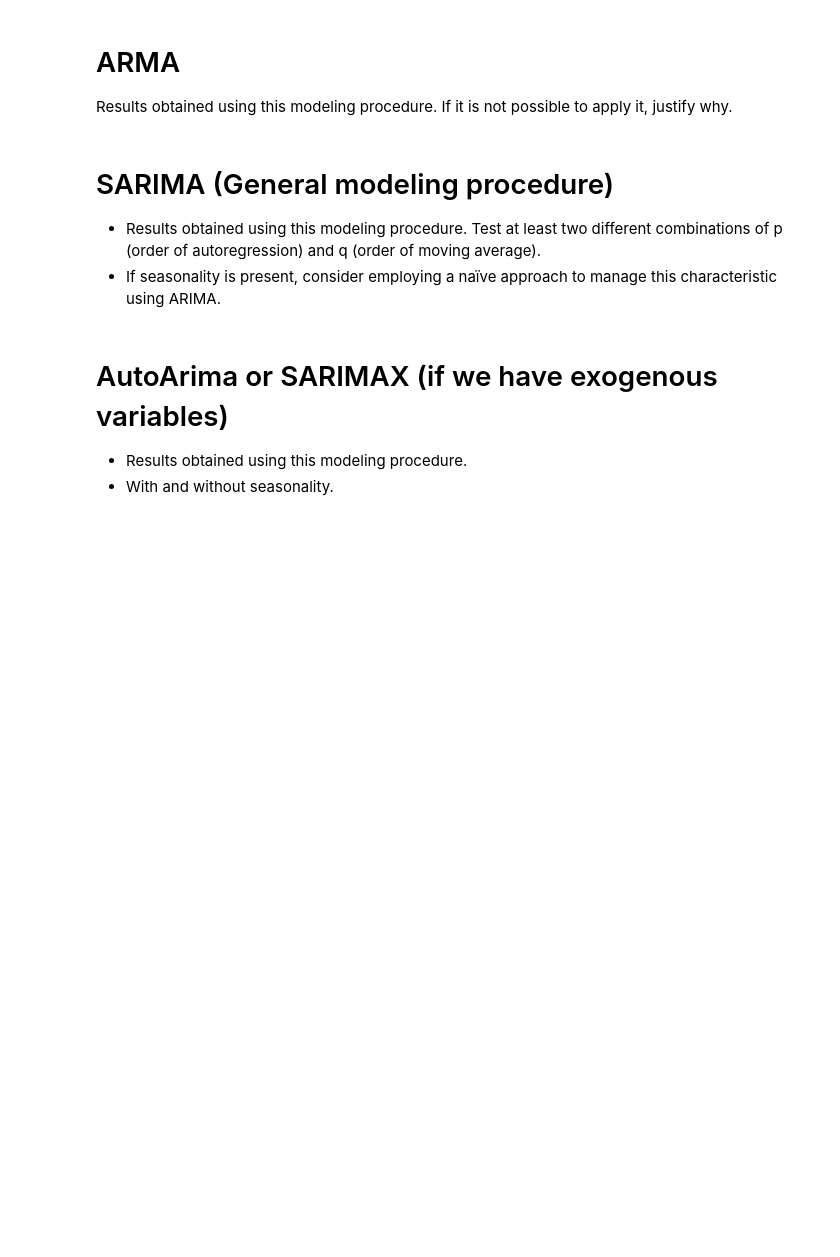
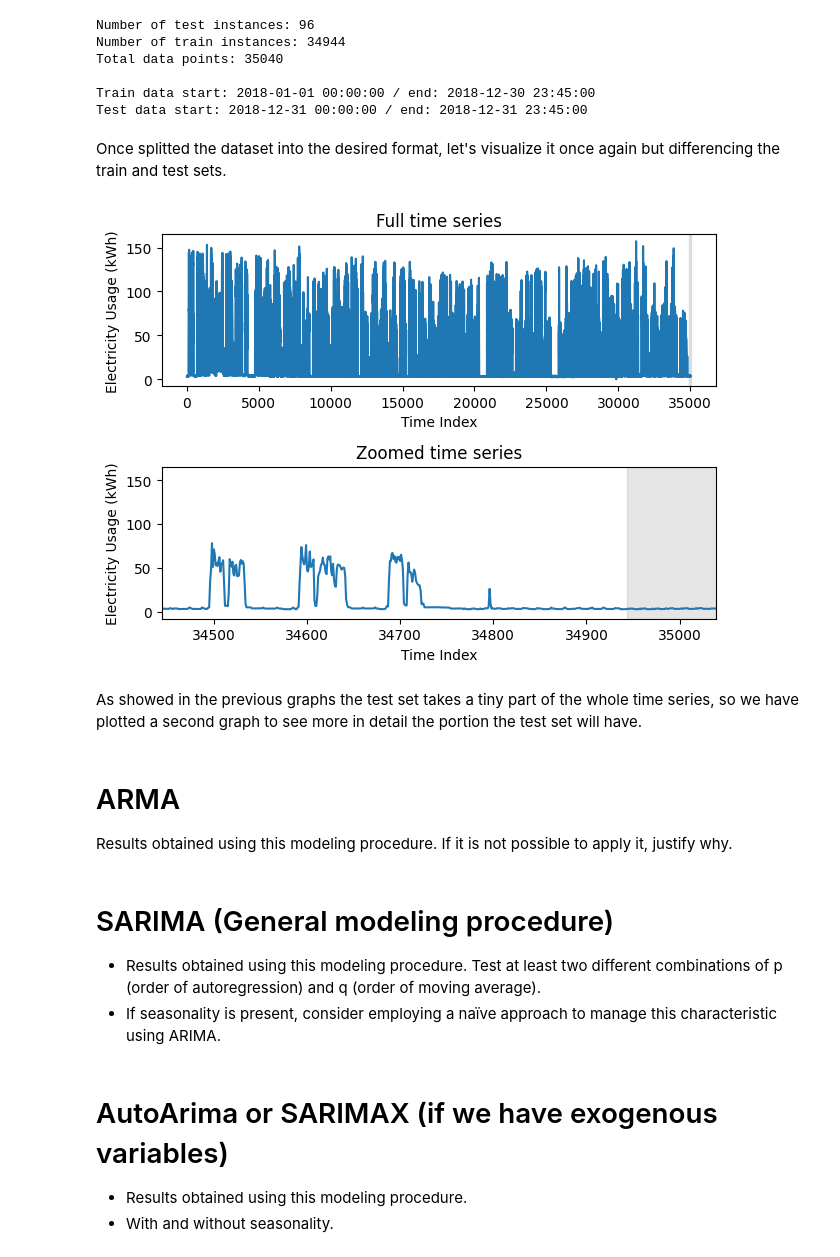
Before and after one commit to DiegoLopezAroca/Multivariate-Time-Series-Forecasting-of-Energy-Consumption-in-the-Steel-Industry, a Jupyter notebook: Advanced_ML_D2_2.ipynb, the cells around one changed output. Saved outputs shown, nothing was run; the diff lists cells and outputs as text; code cells hidden in the pictures; blank space fills up the shorter version.

```diff
--- a/Advanced_ML_D2_2.ipynb
+++ b/Advanced_ML_D2_2.ipynb
@@ -35,3 +96,52 @@ techniques to determine the presence of trends, seasonality, and residuals.
+# %%
+test_size = int(24 * 60 / 15)
+print(f"Number of test instances: {test_size}")
+
+train_size = len(df) - test_size
+print(f"Number of train instances: {train_size}")
+
+# Dataset splitting method we have seen in class
+train = df.iloc[:train_size]
+test = df.iloc[train_size:] # Start test set from the end of the train set
+
+print(f"Total data points: {len(df)}")
+print(f"\nTrain data start: {train['date'].min()} / end: {train['date'].max()}")
+print(f"Test data start: {test['date'].min()} / end: {test['date'].max()}")
+# %% [output]
+Number of test instances: 96
+Number of train instances: 34944
+Total data points: 35040
+
+Train data start: 2018-01-01 00:00:00 / end: 2018-12-30 23:45:00
+Test data start: 2018-12-31 00:00:00 / end: 2018-12-31 23:45:00
+# %% [markdown]
+Once splitted the dataset into the desired format, let's visualize it once again but differencing the train and test sets.
+# %%
+fig, (ax1, ax2) = plt.subplots(nrows=2, ncols=1, sharex=False)
+
+ax1.plot(df.index, df["Usage_kWh"])
+ax1.set_xlabel("Time Index")
+ax1.set_ylabel('Electricity Usage (kWh)')
+ax1.set_title('Full time series')
+ax1.axvspan(train_size, len(df), color='#808080', alpha=0.2)
+
+ax2.plot(df.index, df["Usage_kWh"])
+ax2.set_xlabel("Time Index")
+ax2.set_ylabel('Electricity Usage (kWh)')
+ax2.set_title('Zoomed time series')
+ax2.axvspan(train_size, len(df), color='#808080', alpha=0.2)
+
+# This will ensure the second plot is a zoomed version of the first
+zoom_start_index = train_size - 500
+if zoom_start_index < 0: #
+    zoom_start_index = 0
+ax2.set_xlim(zoom_start_index, len(df) - 1)
+
+plt.tight_layout()
+# %% [output]
+[figure, added]
+# %% [markdown]
+As showed in the previous graphs the test set takes a tiny part of the whole time series, so we have plotted a second graph to see more in detail the portion the test set will have.
 # %% [markdown]
 # ARMA
 Results obtained using this modeling procedure. If it is not possible to apply it,
```
Also changed, not shown: parts of 18 cells of this notebook.
